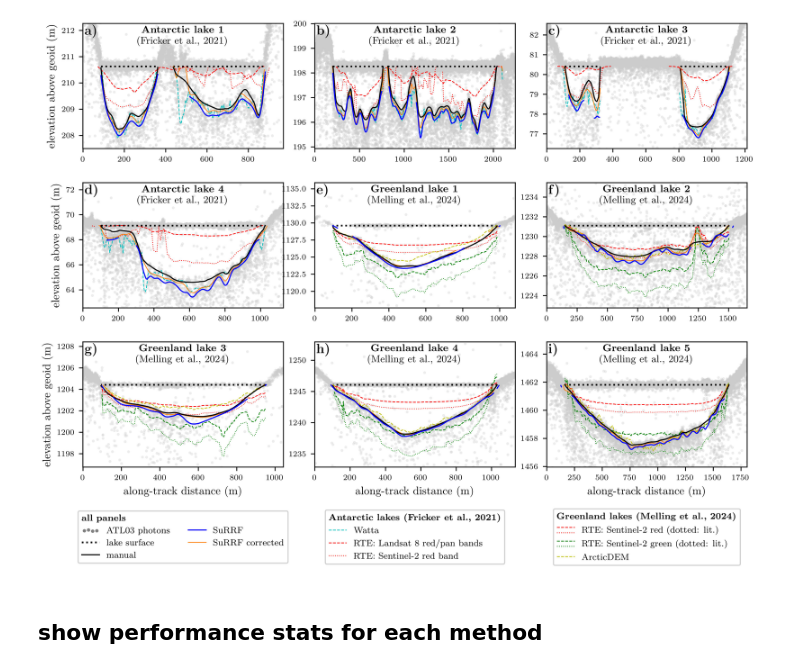
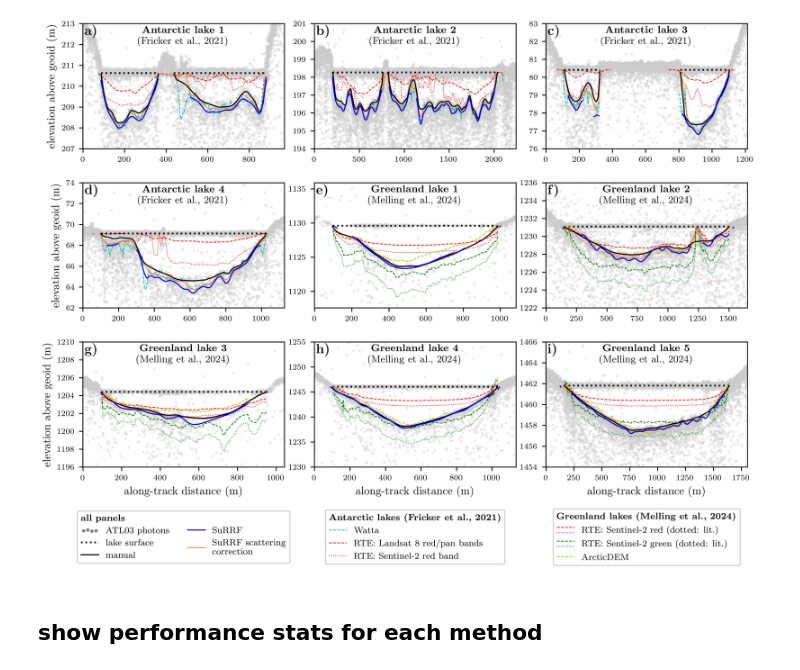
Before and after one commit to fliphilipp/FLUIDSuRRF-figures, a Jupyter notebook: fig12-comparison-manual-estimates/fig12-comparison-manual-estimates.ipynb, the cells around one changed output. Saved outputs shown, nothing was run; the diff lists cells and outputs as text; code cells hidden in the pictures.

Commit message:
fix y tick label spacing fig12

```diff
--- a/fig12-comparison-manual-estimates/fig12-comparison-manual-estimates.ipynb
+++ b/fig12-comparison-manual-estimates/fig12-comparison-manual-estimates.ipynb
@@ -75,7 +78,7 @@ for iplot, ilake in enumerate(np.hstack((np.arange(1,5), np.arange(1,6)))):
     p_photons = ax.scatter([-999]*4, [-999]*4, s=4, color='gray', label='ATL03 photons')
     p_manual, = ax.plot(dfi.dist_along_track_m, hsurf-dfi.manual, color='k', label='manual', lw=1, zorder=10)
     p_surrf, = ax.plot(dfi.dist_along_track_m, hsurf-dfi.surrf_2024, color='b', label='SuRRF', lw=1, zorder=11)
-    p_surrf_corr, = ax.plot(dfi.dist_along_track_m, hsurf-dfi.surrf_corr, color='C1', label='SuRRF corrected', lw=0.7, zorder=9)
+    p_surrf_corr, = ax.plot(dfi.dist_along_track_m, hsurf-dfi.surrf_corr, color='C1', label='SuRRF scattering\ncorrection', lw=0.7, zorder=9)
 
     if source == 'fricker':
         dfi.loc[dfi.RTE_Landsat8_red_pan==0, 'RTE_Landsat8_red_pan'] = np.nan
@@ -114,34 +117,39 @@ for iplot, ilake in enumerate(np.hstack((np.arange(1,5), np.arange(1,6)))):
 # legends
 empty_ = ax.scatter([],[],s=1,alpha=0,label=' ')
 
 hdls = [[p_photons, p_surface, p_manual, p_surrf, p_surrf_corr], [p_watta, p_l8, p_s2], [p_red, p_green, p_dem]]
 tits = [r'\textbf{all panels}', r'\textbf{Antarctic lakes (Fricker et al., 2021)}', r'\textbf{Greenland lakes (Melling et al., 2024)}']
 for i in range(3):
     ax = axs[9+i]
     ax.axis('off')
     ncols = 2 if i==0 else 1
     if i==2 and include_lit_melling:
         pr = Line2D([],[], color='r', ls='--', lw=0.7)
         prl = Line2D([],[], color='r', ls=':', lw=0.7)
         pg = Line2D([],[], color='g', ls='--', lw=0.7)
         pgl = Line2D([],[], color='g', ls=':', lw=0.7)
         hdl_mell = [(pr, prl), (pg, pgl), p_dem]
         labels_melling = ['RTE: Sentinel-2 red (dotted: lit.)', 'RTE: Sentinel-2 green (dotted: lit.)', 'ArcticDEM']
         leg = ax.legend(handles=hdl_mell, labels=labels_melling, loc='center', fontsize=8,
                         handler_map={tuple:HandlerLinesVertical()}, handleheight=1, title=tits[i], title_fontproperties={'size': 8})
     else:
         leg = ax.legend(handles=hdls[i], ncols=ncols, loc='center', scatterpoints=4, fontsize=8, title=tits[i], title_fontproperties={'size': 8})
     leg._legend_box.align = "left"
     ax.add_artist(leg)
 
 fig.tight_layout(pad=0.5)
+for ax in axs:
+    ylabs = [x for x in ax.get_yticks() if x % 1 == 0]
+    ax.set_yticks(ylabs)
+fig.tight_layout(pad=0.5)
 
 # save the figure and show plot
 plt.close(fig)
 fig.savefig(plotname, dpi=600)
 display(Image(plotname))
+# display(fig)
 # %% [output]
-[figure, old version]
+[figure, new version]
 # %% [markdown]
 ## show performance stats for each method
 # %%
```
Also changed, not shown: parts of 1 cell of this notebook, 1 other file.
